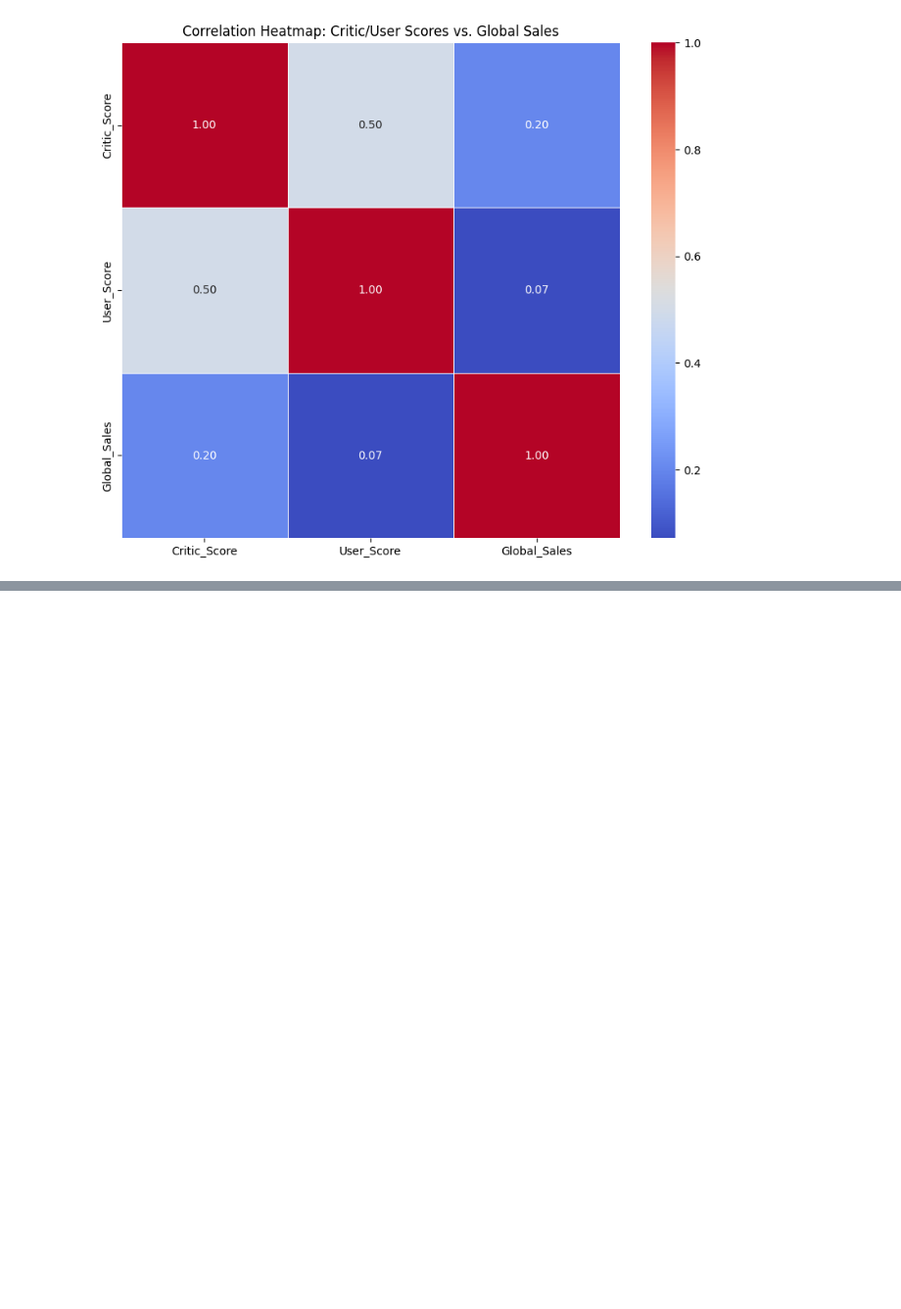
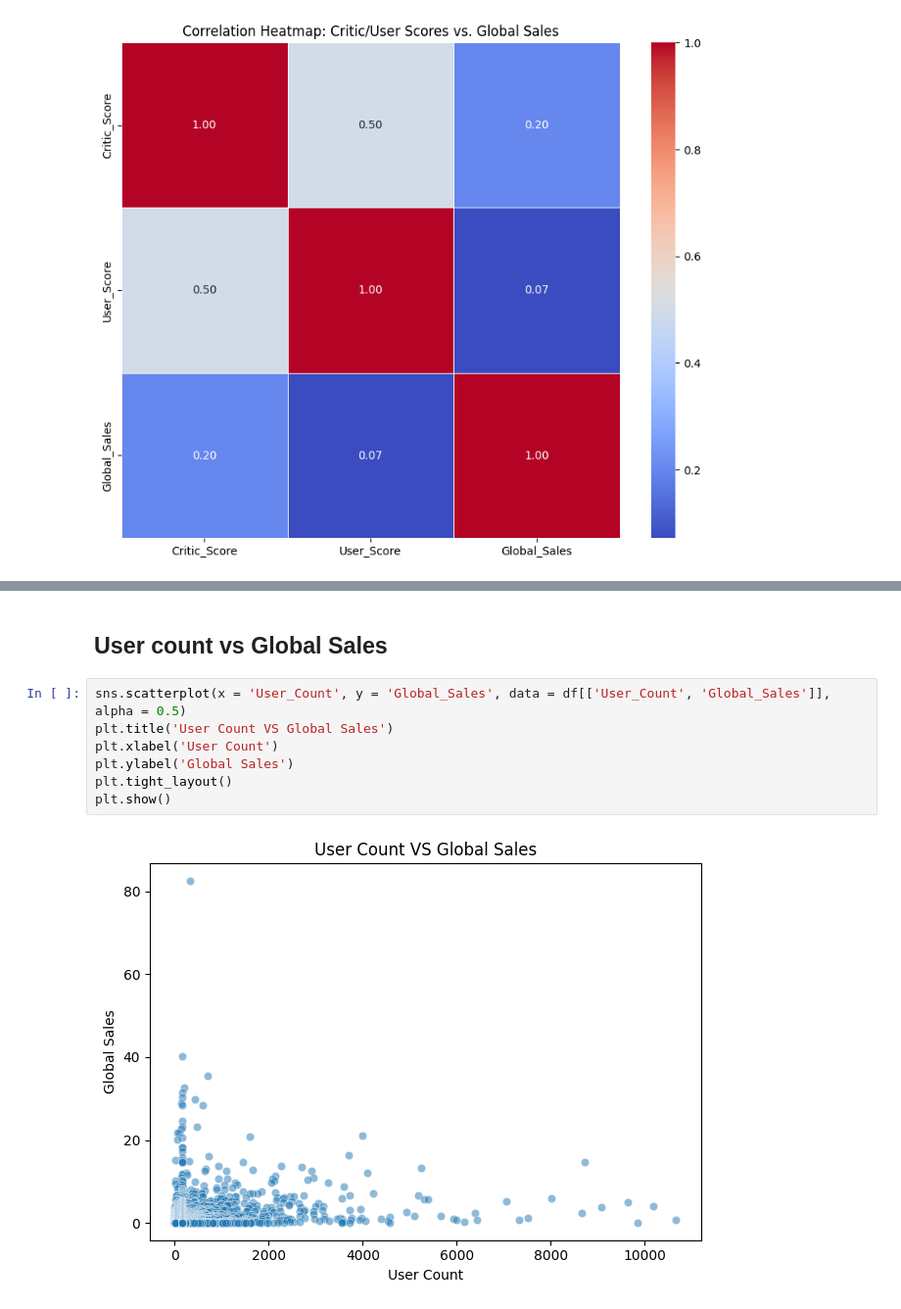
Before and after one commit to Jitesh117/video_game_analysis, a Jupyter notebook: analysis.ipynb, the cells around one changed output, grey strips where cells are left out. Shown at 98% size. Saved outputs shown, nothing was run; the diff lists cells and outputs as text; blank space fills up the shorter version.

```diff
--- a/analysis.ipynb
+++ b/analysis.ipynb
@@ -285,0 +337,11 @@ Text(0.5, 1.0, 'Correlation Heatmap: Critic/User Scores vs. Global Sales')
+# %% [markdown]
+## User count vs Global Sales
+# %%
+sns.scatterplot(x = 'User_Count', y = 'Global_Sales', data = df[['User_Count', 'Global_Sales']], alpha = 0.5)
+plt.title('User Count VS Global Sales')
+plt.xlabel('User Count')
+plt.ylabel('Global Sales')
+plt.tight_layout()
+plt.show()
+# %% [output]
+[figure, added]
```
Also changed, not shown: parts of 13 cells of this notebook, 1 other file.
